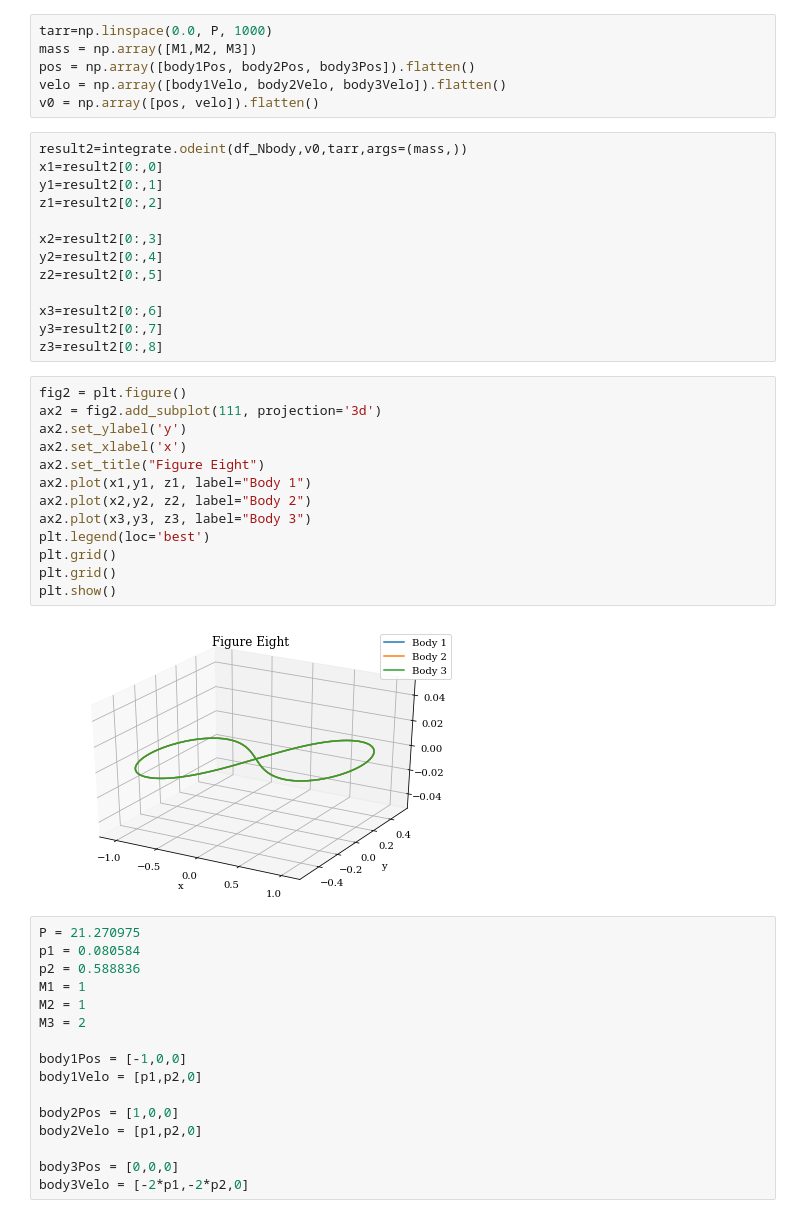
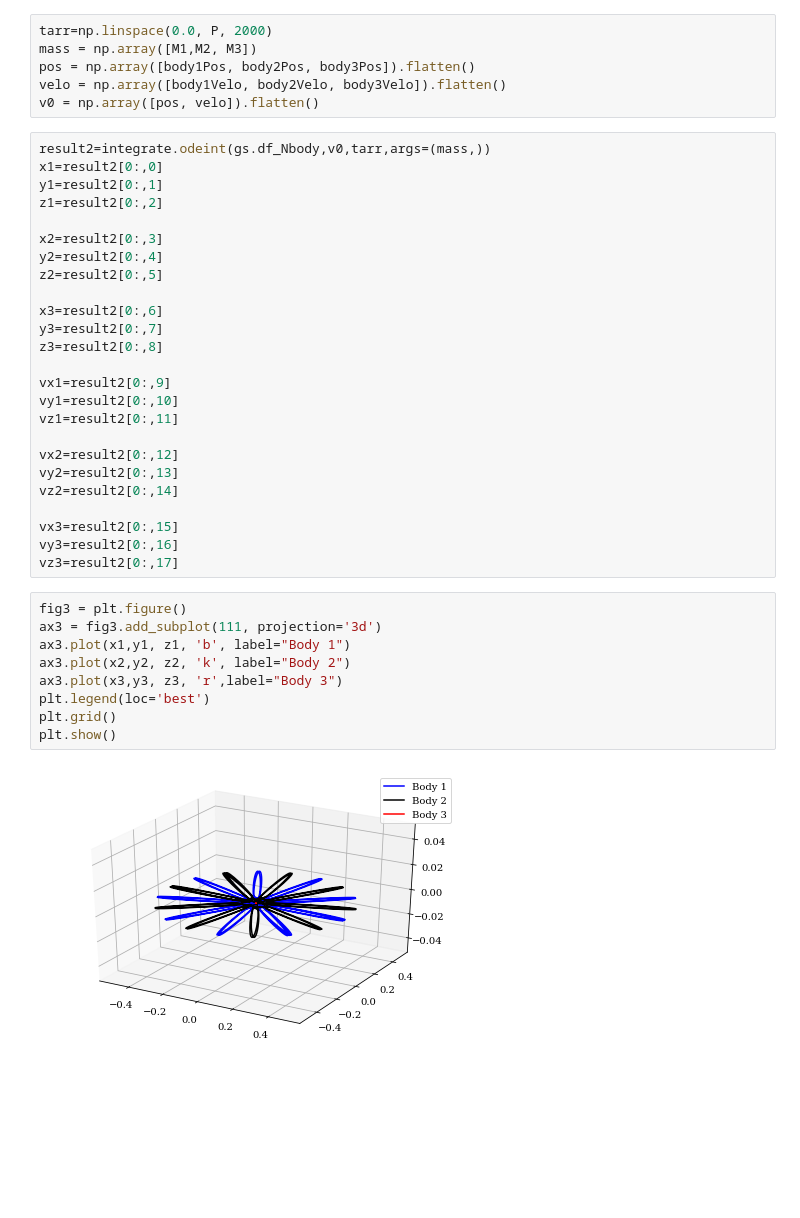
Before and after one commit to ReiCampo/Project-2-Exoplanets, a Jupyter notebook: Main Notebook.ipynb, the cells around one changed output. Saved outputs shown, nothing was run; the diff lists cells and outputs as text; blank space fills up the shorter version.

```diff
--- a/Main Notebook.ipynb
+++ b/Main Notebook.ipynb
@@ -92,11 +56,11 @@ body3Velo = [-2*p1,-2*p2,0]
 # %%
-tarr=np.linspace(0.0, P, 1000)
+tarr=np.linspace(0.0, P, 2000)
 mass = np.array([M1,M2, M3])
 pos = np.array([body1Pos, body2Pos, body3Pos]).flatten()
 velo = np.array([body1Velo, body2Velo, body3Velo]).flatten()
 v0 = np.array([pos, velo]).flatten()
 # %%
-result2=integrate.odeint(df_Nbody,v0,tarr,args=(mass,))
+result2=integrate.odeint(gs.df_Nbody,v0,tarr,args=(mass,))
 x1=result2[0:,0]
 y1=result2[0:,1]
 z1=result2[0:,2]
@@ -108,34 +72,26 @@ z2=result2[0:,5]
 x3=result2[0:,6]
 y3=result2[0:,7]
 z3=result2[0:,8]
+
+vx1=result2[0:,9]
+vy1=result2[0:,10]
+vz1=result2[0:,11]
+
+vx2=result2[0:,12]
+vy2=result2[0:,13]
+vz2=result2[0:,14]
+
+vx3=result2[0:,15]
+vy3=result2[0:,16]
+vz3=result2[0:,17]
 # %%
-fig2 = plt.figure()
-ax2 = fig2.add_subplot(111, projection='3d')
-ax2.set_ylabel('y')
-ax2.set_xlabel('x')
-ax2.set_title("Figure Eight")
-ax2.plot(x1,y1, z1, label="Body 1")
-ax2.plot(x2,y2, z2, label="Body 2")
-ax2.plot(x3,y3, z3, label="Body 3")
+fig3 = plt.figure()
+ax3 = fig3.add_subplot(111, projection='3d')
+ax3.plot(x1,y1, z1, 'b', label="Body 1")
+ax3.plot(x2,y2, z2, 'k', label="Body 2")
+ax3.plot(x3,y3, z3, 'r',label="Body 3")
 plt.legend(loc='best')
 plt.grid()
-plt.grid()
 plt.show()
 # %% [output]
-[figure, old version]
+[figure, new version]
-# %%
-P = 21.270975
-p1 = 0.080584
-p2 = 0.588836
-M1 = 1
-M2 = 1
-M3 = 2
-
-body1Pos = [-1,0,0]
-body1Velo = [p1,p2,0]
-
-body2Pos = [1,0,0]
-body2Velo = [p1,p2,0]
-
-body3Pos = [0,0,0]
-body3Velo = [-2*p1,-2*p2,0]
```
Also changed, not shown: parts of 11 cells of this notebook, 2 other files.
